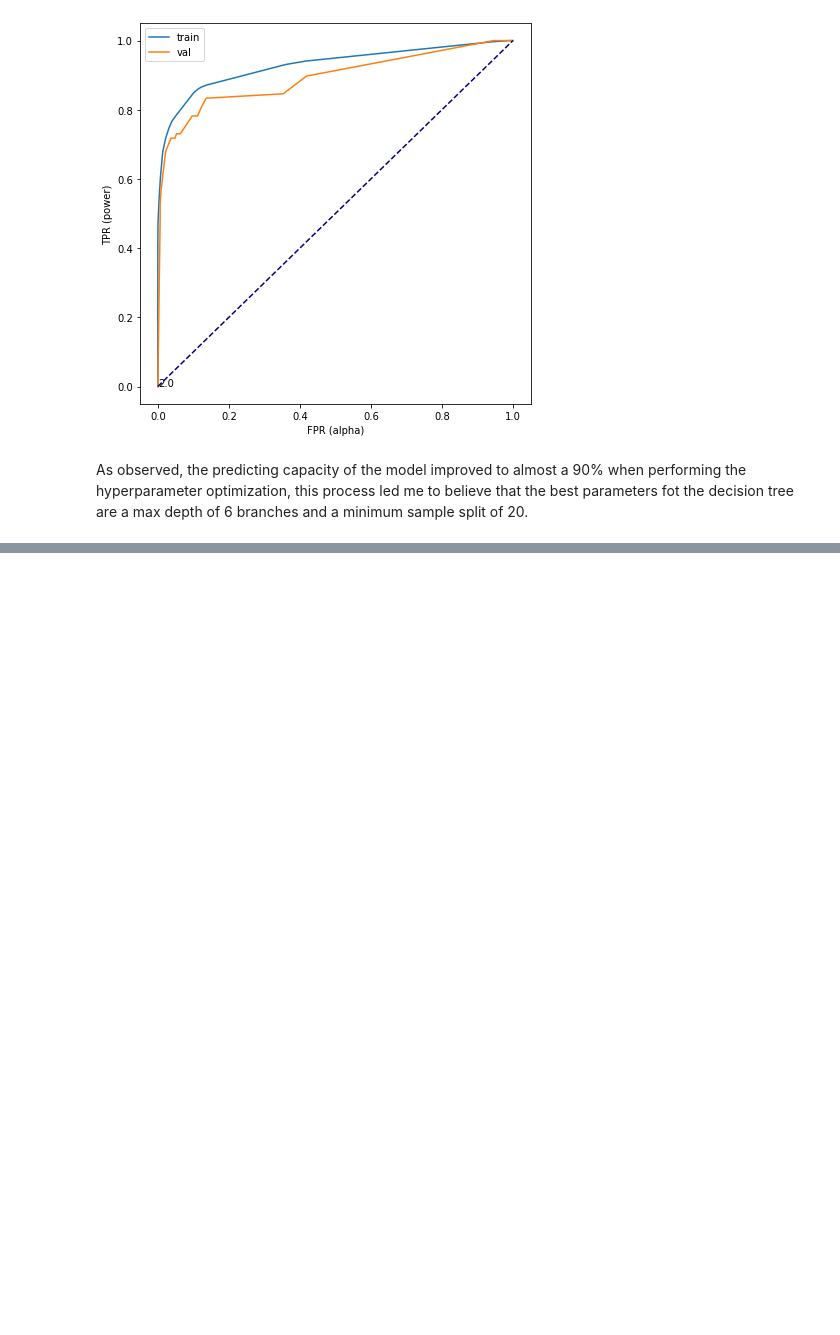
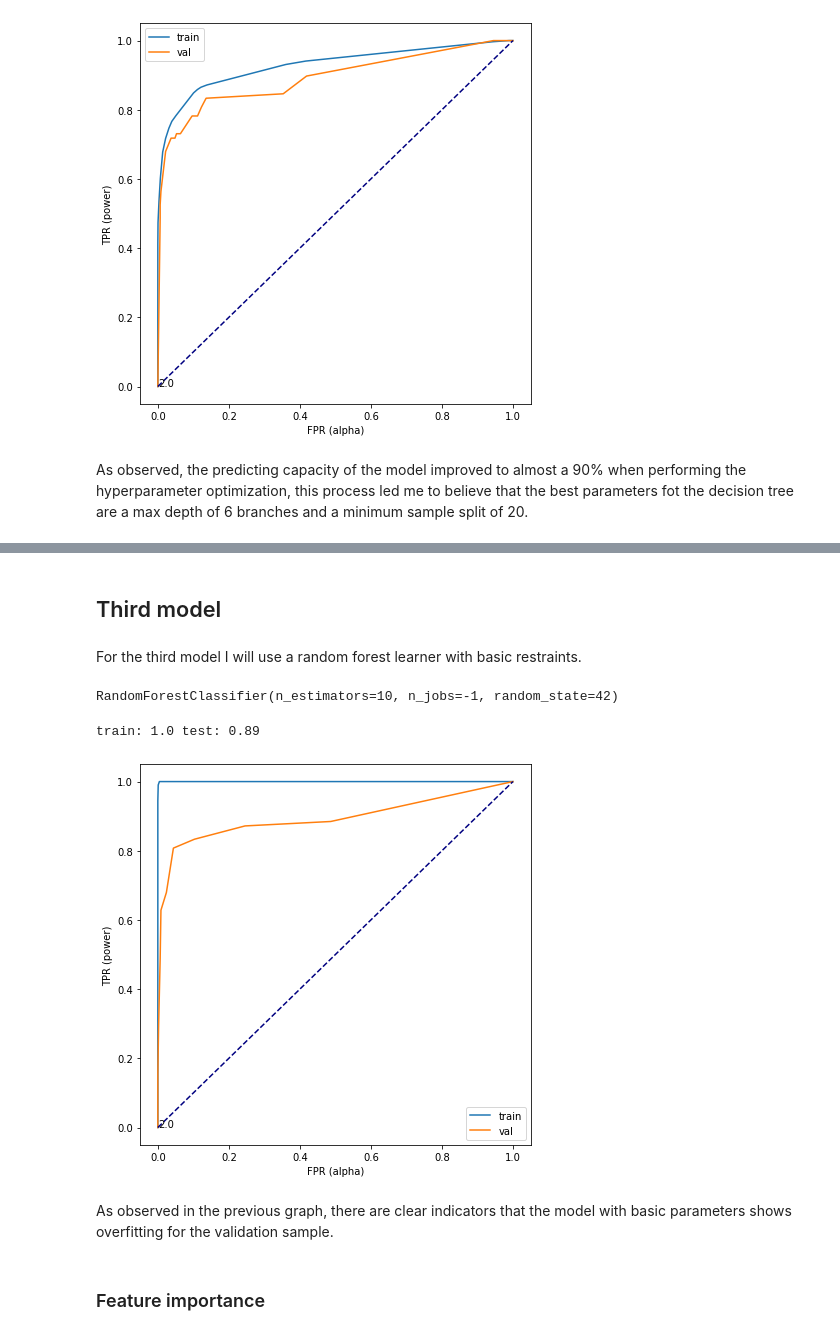
Before and after one commit to javidiez04/Syria_tel_churn, a Jupyter notebook: Notebooks/Analysis.ipynb, the cells around one changed output, grey strips where cells are left out. Cells and saved outputs as stored; diff of their text form; code cells hidden in the pictures; blank space fills up the shorter version.

```diff
--- a/Notebooks/Analysis.ipynb
+++ b/Notebooks/Analysis.ipynb
@@ -160,0 +196,4 @@ x_train_v.head()
+# %% [markdown]
+## Third model
+# %% [markdown]
+For the third model I will use a random forest learner with basic restraints.
@@ -160,0 +202,15 @@ x_train_v.head()
+# %%
+third_model = RandomForestClassifier(n_estimators = 10, n_jobs = -1, random_state = 42)
+third_model.fit(x_train_v, y_train_v)
+# %% [output]
+RandomForestClassifier(n_estimators=10, n_jobs=-1, random_state=42)
+# %%
+scores(third_model,x_train_v,x_val,y_train_v,y_val)
+roc_plot(third_model,x_train_v,y_train_v,x_val,y_val)
+# %% [output]
+train: 1.0 test: 0.89
+[figure, added]
+# %% [markdown]
+As observed in the previous graph, there are clear indicators that the model with basic parameters shows overfitting for the validation sample.
+# %% [markdown]
+### Feature importance
```
Also changed, not shown: parts of 30 cells of this notebook.
